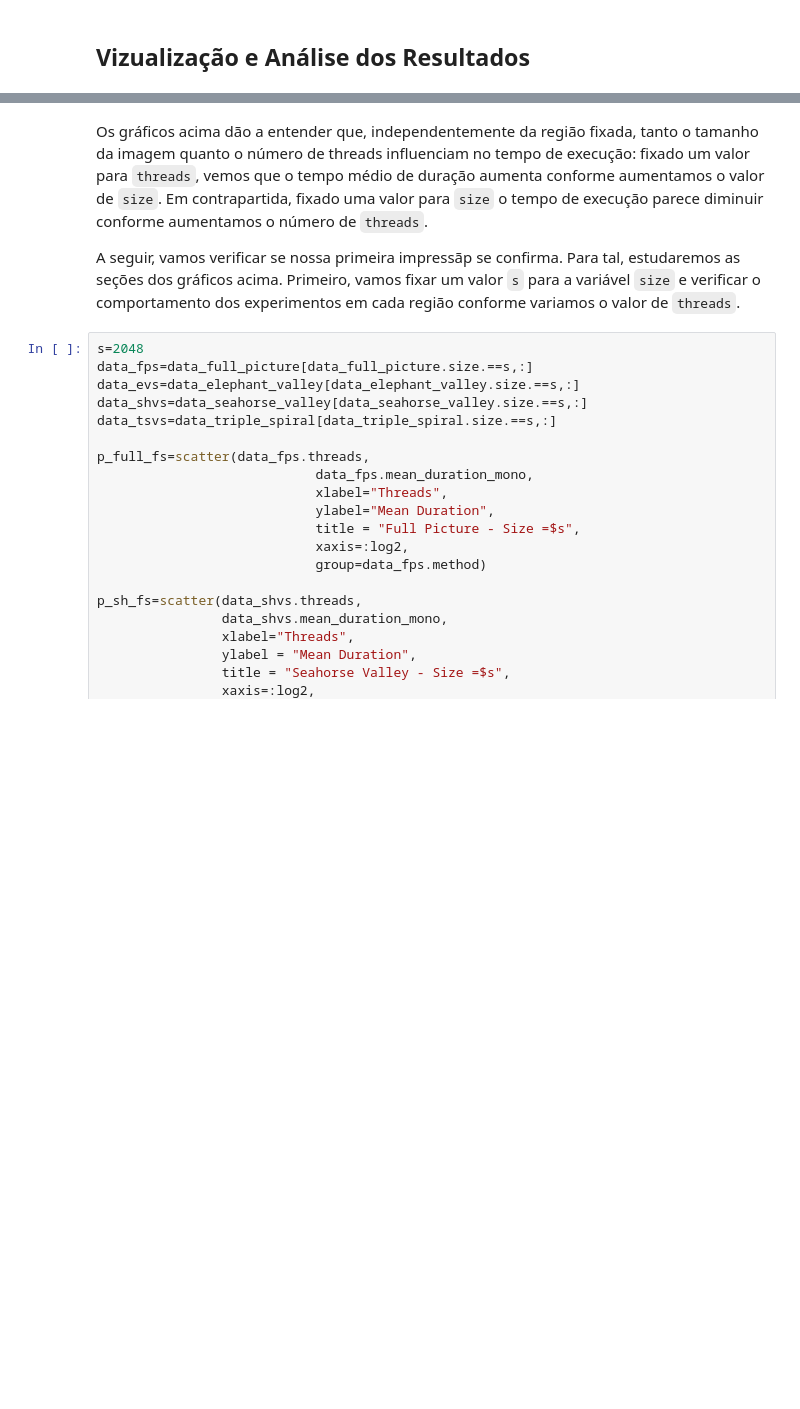
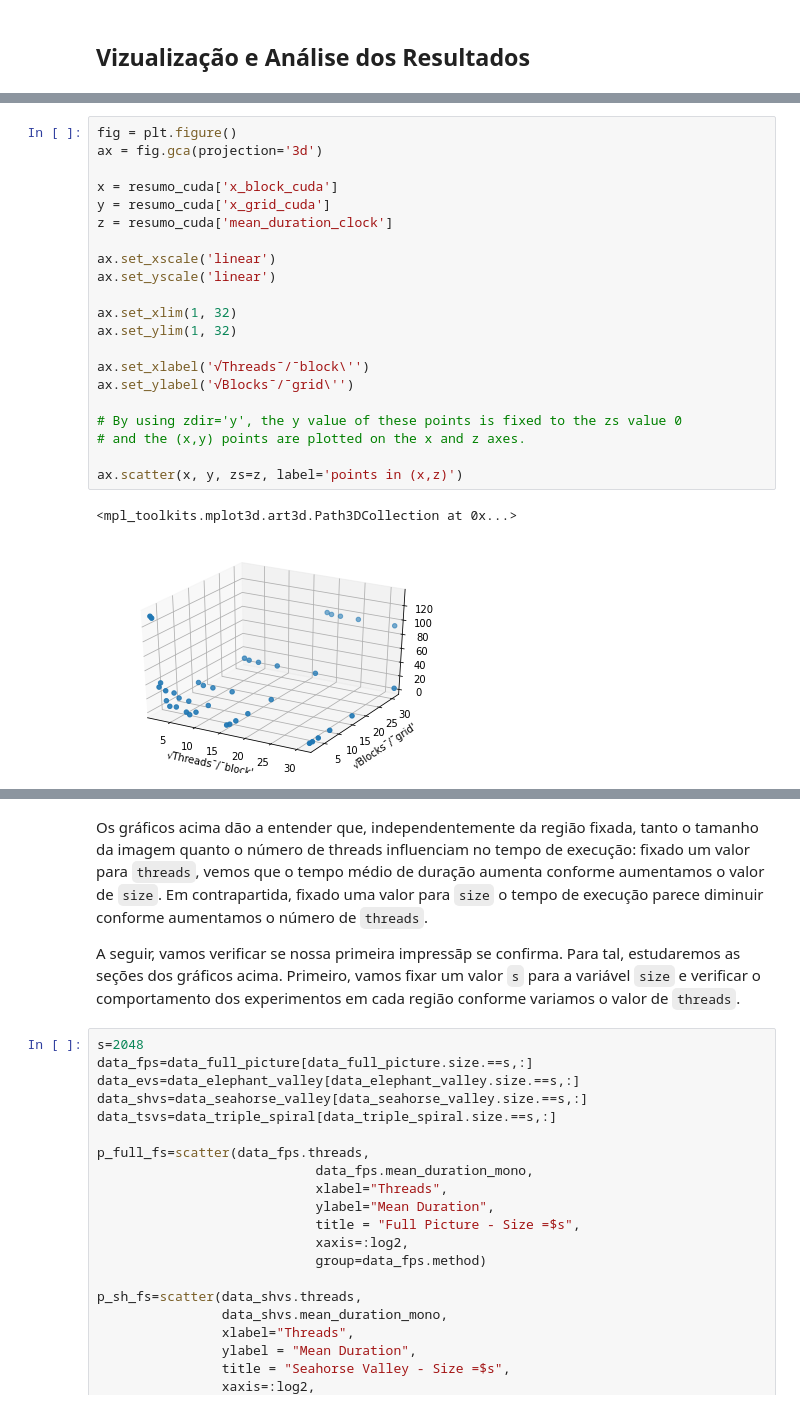
Before and after one commit to martinoni/parallel-ep2, a Jupyter notebook: ep2/src/Report.ipynb, the cells around one changed output, grey strips where cells are left out. Drawn from its saved outputs; the diff is of its cells as text; blank space fills up the shorter version.

```diff
--- a/ep2/src/Report.ipynb
+++ b/ep2/src/Report.ipynb
@@ -439,0 +272,24 @@ plot(p1,p2,p3,p4 ,layout=(2,2))
+# %%
+fig = plt.figure()
+ax = fig.gca(projection='3d')
+
+x = resumo_cuda['x_block_cuda']
+y = resumo_cuda['x_grid_cuda']
+z = resumo_cuda['mean_duration_clock']
+
+ax.set_xscale('linear')
+ax.set_yscale('linear')
+
+ax.set_xlim(1, 32)
+ax.set_ylim(1, 32)
+
+ax.set_xlabel('√Threads¯/¯block\'')
+ax.set_ylabel('√Blocks¯/¯grid\'')
+
+# By using zdir='y', the y value of these points is fixed to the zs value 0
+# and the (x,y) points are plotted on the x and z axes.
+
+ax.scatter(x, y, zs=z, label='points in (x,z)')
+# %% [output]
+<mpl_toolkits.mplot3d.art3d.Path3DCollection at 0x...>
+[figure, added]
```
Also changed, not shown: parts of 51 cells of this notebook, 3 other files.
